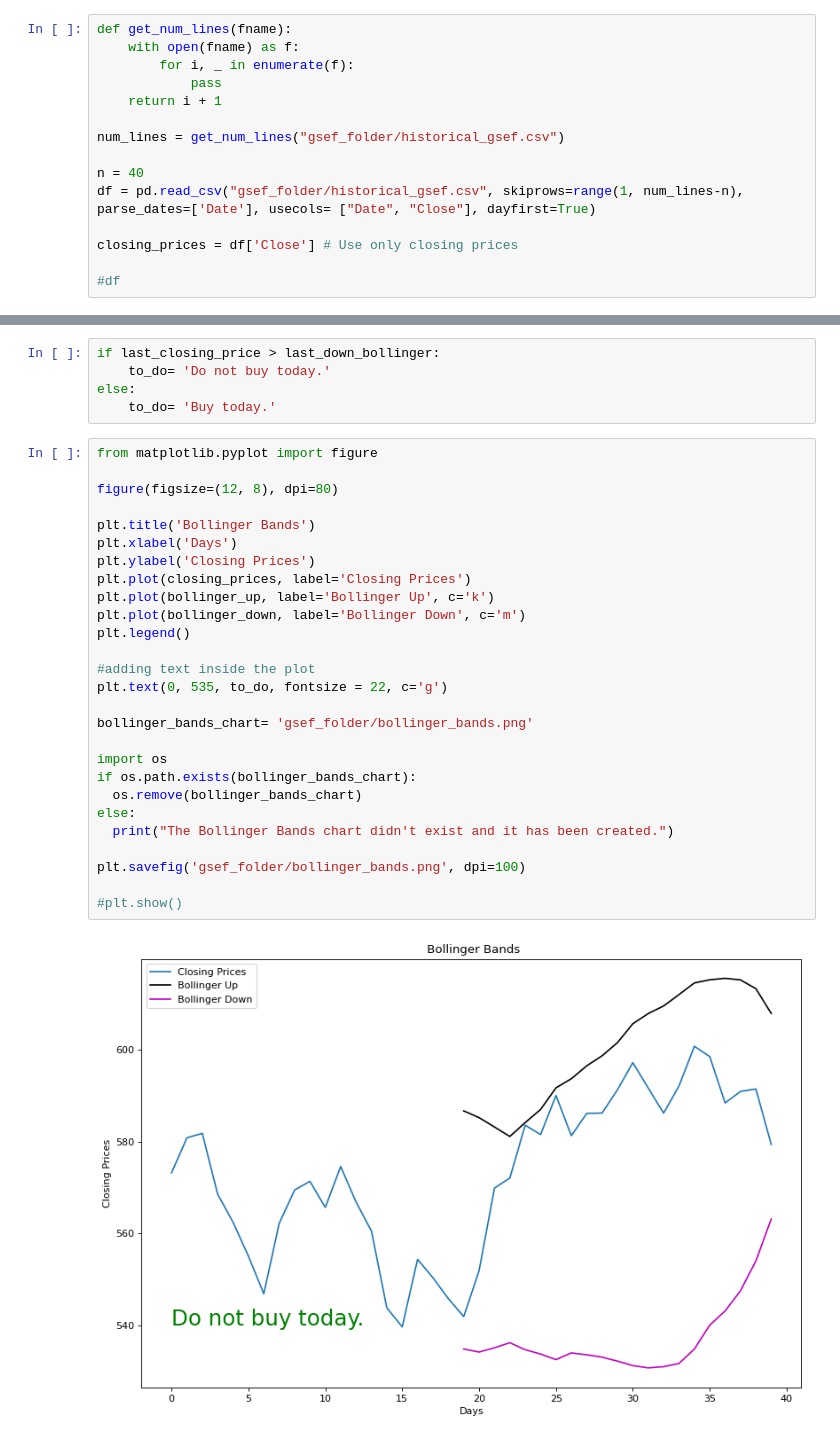
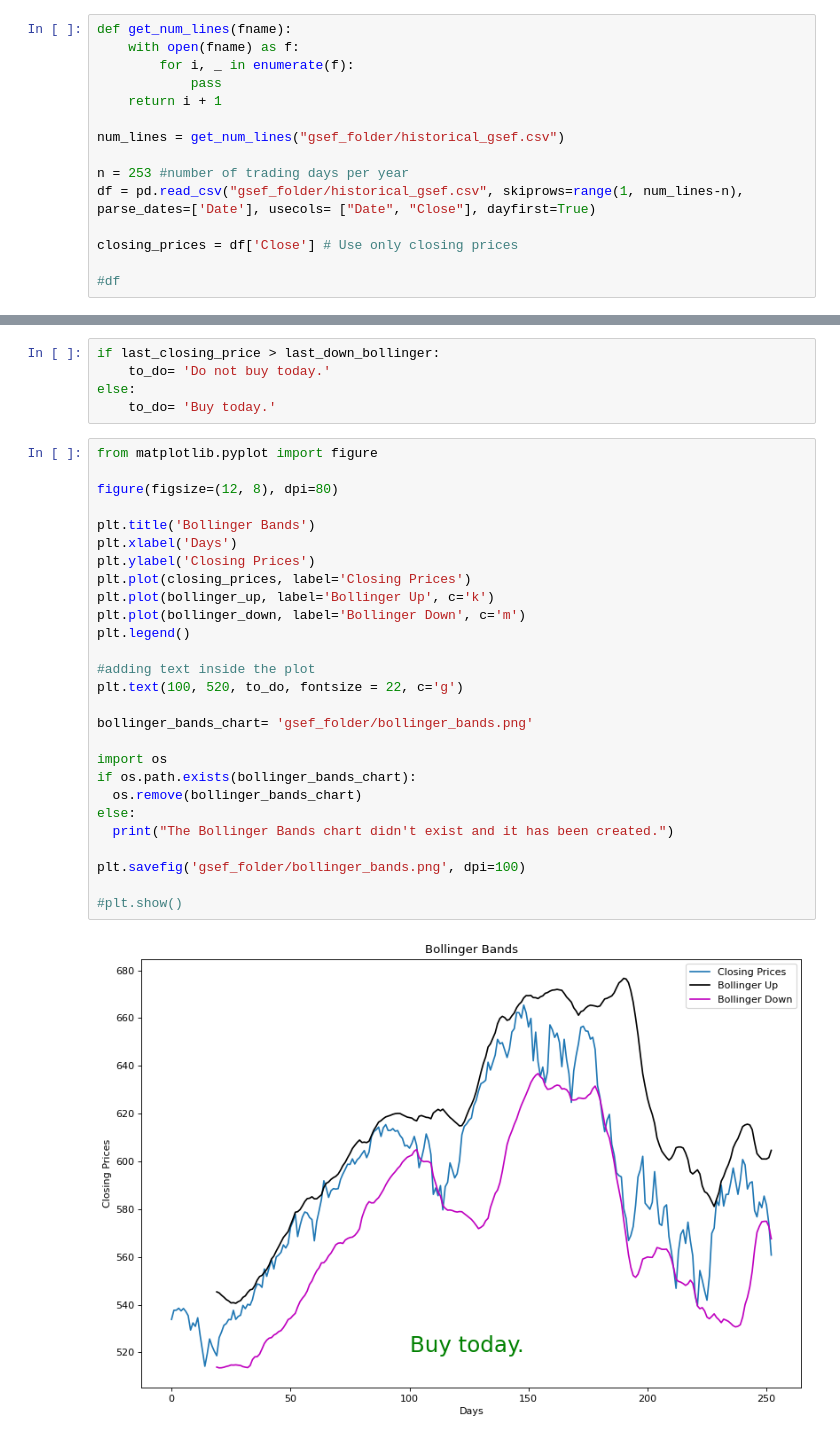
Before and after one commit to eshraongithub/global_sustainable_equity_fund_etl_and_time_series_forecasting, a Jupyter notebook: gsef_bollinger_bands.ipynb, the cells around one changed output, grey strips where cells are left out. Saved outputs shown, nothing was run; the diff lists cells and outputs as text.

Commit message:
Updated the data and extended the Bollinger Bands analysis to a span of 1 trading year

```diff
--- a/gsef_bollinger_bands.ipynb
+++ b/gsef_bollinger_bands.ipynb
@@ -24,7 +24,7 @@ def get_num_lines(fname):
 
 num_lines = get_num_lines("gsef_folder/historical_gsef.csv")
 
-n = 40
+n = 253 #number of trading days per year
 df = pd.read_csv("gsef_folder/historical_gsef.csv", skiprows=range(1, num_lines-n), parse_dates=['Date'], usecols= ["Date", "Close"], dayfirst=True)
 
 closing_prices = df['Close'] # Use only closing prices
@@ -56,32 +56,32 @@ else:
 # %%
 from matplotlib.pyplot import figure
 
 figure(figsize=(12, 8), dpi=80)
 
 plt.title('Bollinger Bands')
 plt.xlabel('Days')
 plt.ylabel('Closing Prices')
 plt.plot(closing_prices, label='Closing Prices')
 plt.plot(bollinger_up, label='Bollinger Up', c='k')
 plt.plot(bollinger_down, label='Bollinger Down', c='m')
 plt.legend()
 
 #adding text inside the plot
-plt.text(0, 535, to_do, fontsize = 22, c='g')
+plt.text(100, 520, to_do, fontsize = 22, c='g')
 
 bollinger_bands_chart= 'gsef_folder/bollinger_bands.png'
 
 import os
 if os.path.exists(bollinger_bands_chart):
   os.remove(bollinger_bands_chart)
 else:
   print("The Bollinger Bands chart didn't exist and it has been created.")
 
 plt.savefig('gsef_folder/bollinger_bands.png', dpi=100)
 
 #plt.show()
 # %% [output]
-[figure, old version]
+[figure, new version]
 # %%
 # Calculate and print the time elapsed to run ETL process and the date and time of the latest run
 time_elapsed = timeit.default_timer() - start_time
```
Also changed, not shown: parts of 1 cell of this notebook, 6 other files.
